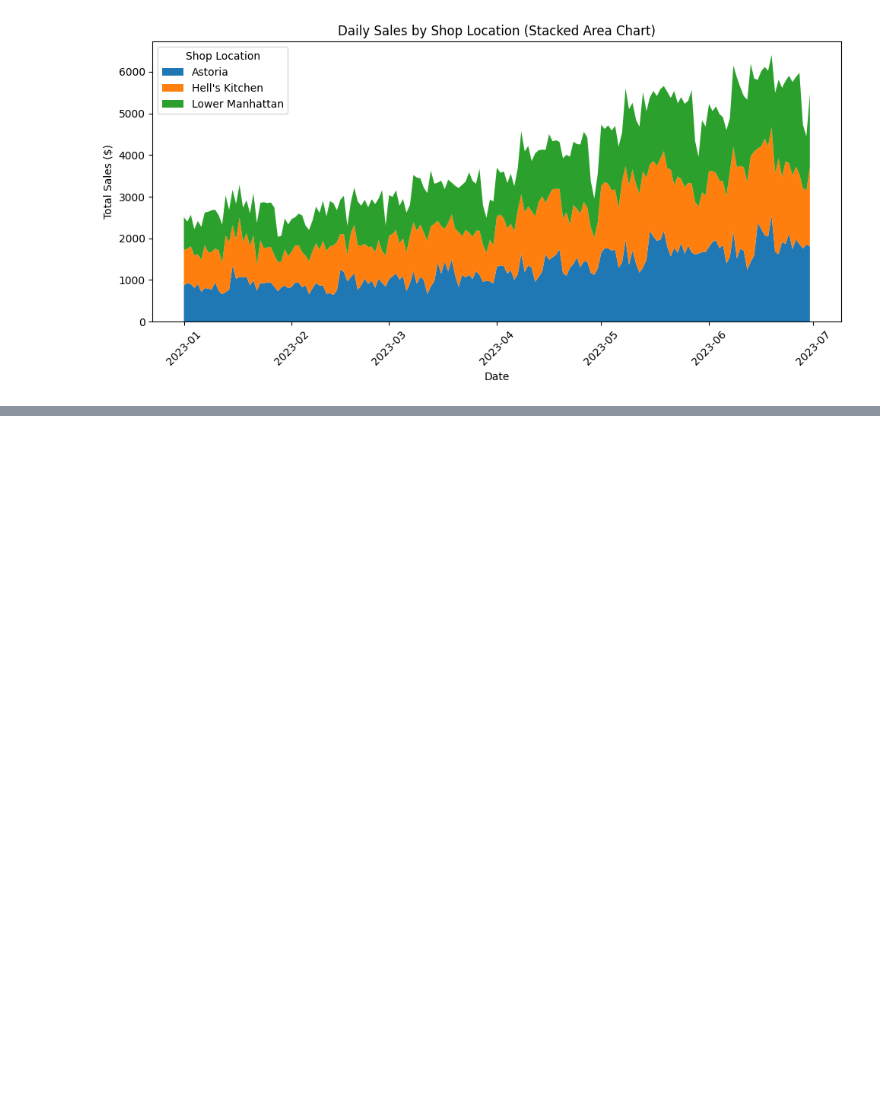
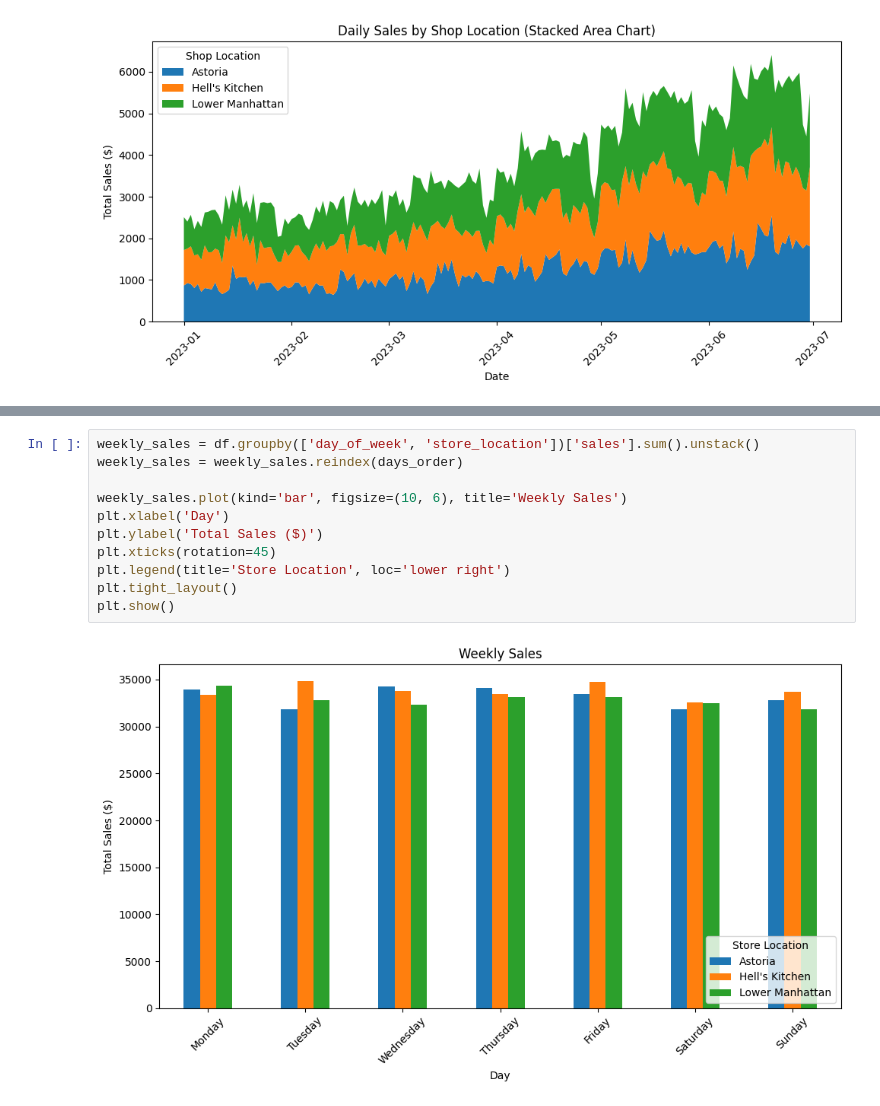
Before and after one commit to atharvaaswale/coffee-shop-sales, a Jupyter notebook: coffee_shop_sales.ipynb, the cells around one changed output, grey strips where cells are left out. Drawn from its saved outputs; the diff is of its cells as text; blank space fills up the shorter version.

```diff
--- a/coffee_shop_sales.ipynb
+++ b/coffee_shop_sales.ipynb
@@ -190,0 +246,13 @@ plt.show()
+# %%
+weekly_sales = df.groupby(['day_of_week', 'store_location'])['sales'].sum().unstack()
+weekly_sales = weekly_sales.reindex(days_order)
+
+weekly_sales.plot(kind='bar', figsize=(10, 6), title='Weekly Sales')
+plt.xlabel('Day')
+plt.ylabel('Total Sales ($)')
+plt.xticks(rotation=45)
+plt.legend(title='Store Location', loc='lower right')
+plt.tight_layout()
+plt.show()
+# %% [output]
+[figure, added]
```
Also changed, not shown: parts of 6 cells of this notebook.
